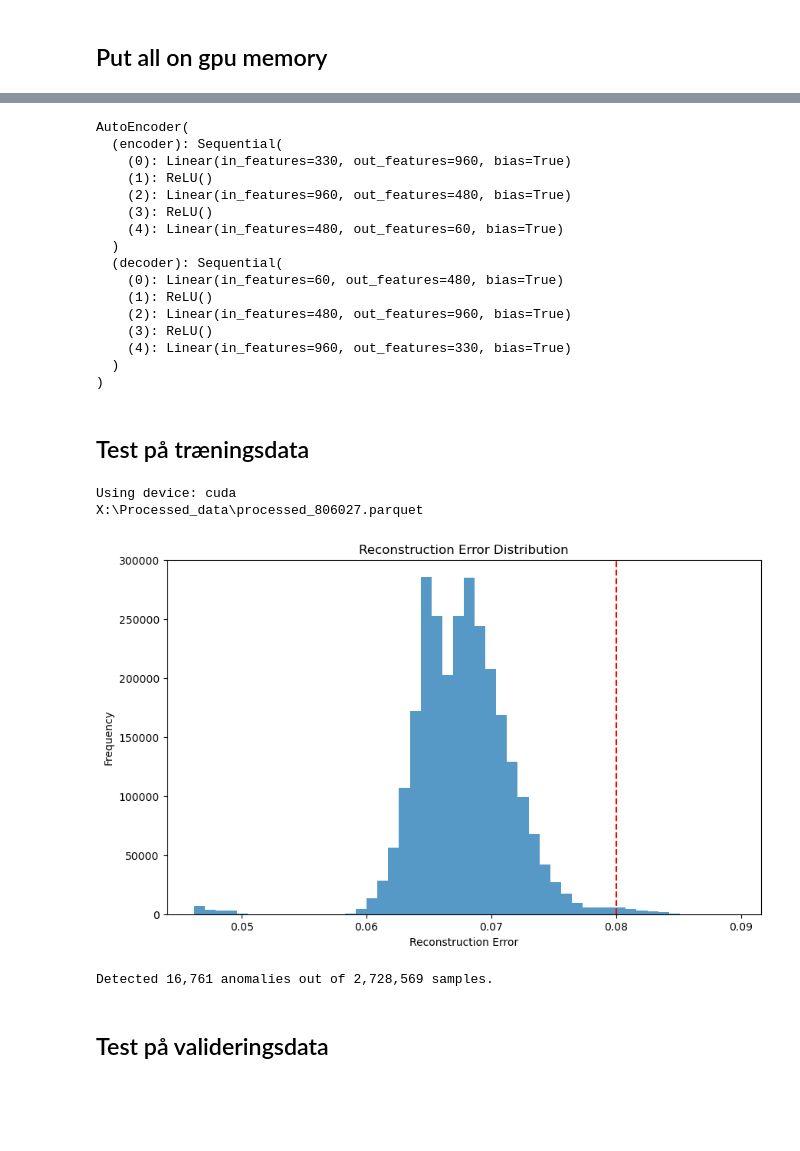
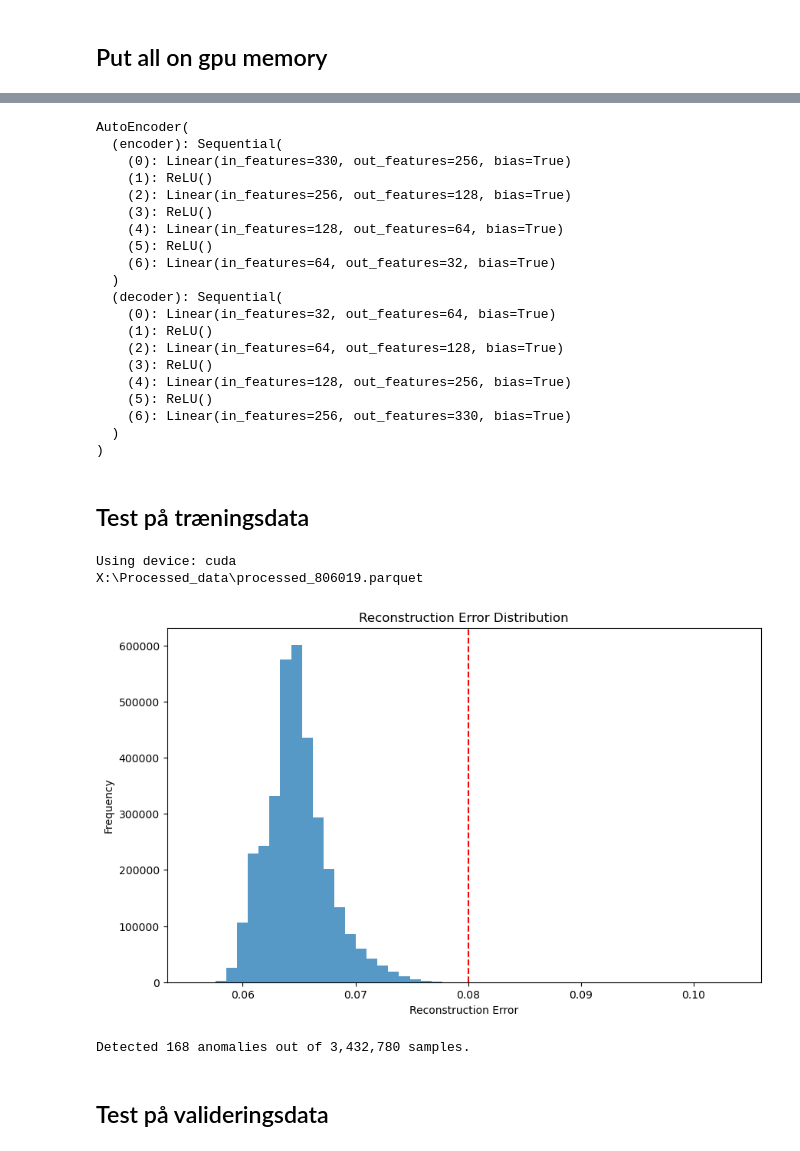
Before and after one commit to muhammadhussain-ops/DeepLearningProject, a Jupyter notebook: Autoencoder2.ipynb, the cells around one changed output, grey strips where cells are left out. Saved outputs shown, nothing was run; the diff lists cells and outputs as text; code cells hidden in the pictures; blank space fills up the shorter version.

```diff
--- a/Autoencoder2.ipynb
+++ b/Autoencoder2.ipynb
@@ -13,20 +13,26 @@ import torch.nn as nn
 window_size = 30
 
 # Define the number of features (i.e., columns in your dataset)
-num_features = 11*window_size
+#num_features = 11*window_size
+
+num_features = 330
 
 class AutoEncoder(nn.Module):
-    def __init__(self, hidden_units1, hidden_units2, latent_features=2):
+    def __init__(self, hidden_units1, hidden_units2, hidden_units3, latent_features=2):
         super(AutoEncoder, self).__init__()
         self.encoder = nn.Sequential(
             nn.Linear(in_features=num_features, out_features=hidden_units1),
             nn.ReLU(),
             nn.Linear(in_features=hidden_units1, out_features=hidden_units2),
             nn.ReLU(),
-            nn.Linear(in_features=hidden_units2, out_features=latent_features)
+            nn.Linear(in_features=hidden_units2, out_features=hidden_units3),
+            nn.ReLU(),
+            nn.Linear(in_features=hidden_units3, out_features=latent_features)
         )
         self.decoder = nn.Sequential(
-            nn.Linear(in_features=latent_features, out_features=hidden_units2),
+            nn.Linear(in_features=latent_features, out_features=hidden_units3),
+            nn.ReLU(),
+            nn.Linear(in_features=hidden_units3, out_features=hidden_units2),
             nn.ReLU(),
             nn.Linear(in_features=hidden_units2, out_features=hidden_units1),
             nn.ReLU(),
@@ -39,10 +45,11 @@ class AutoEncoder(nn.Module):
         return {'z': z, 'x_hat': x_hat}
 
 # Initialize the autoencoder model
-hidden_units1 = 32*window_size
-hidden_units2 = 16*window_size
-latent_features = 2*window_size
-net = AutoEncoder(hidden_units1, hidden_units2, latent_features)
+hidden_units1 = 256
+hidden_units2 = 128
+hidden_units3 = 64
+latent_features = 32
+net = AutoEncoder(hidden_units1, hidden_units2, hidden_units3, latent_features)
 cuda = torch.cuda.is_available()
 
 if cuda:
@@ -166,9 +177,9 @@ class FragmentDataset(Dataset):
 fragments_dir = r'X:\Processed_data'
 
 # Model, optimizer, and loss function
-num_epochs = 1
+num_epochs = 2
 batch_size = 512  # Adjust based on GPU memory
-model = AutoEncoder(hidden_units1, hidden_units2, latent_features)
+model = AutoEncoder(hidden_units1, hidden_units2, hidden_units3, latent_features)
 optimizer = torch.optim.Adam(model.parameters(), lr=0.0001, weight_decay=1e-5)
 loss_function = torch.nn.MSELoss()
 
@@ -255,24 +266,28 @@ from torch.utils.data import DataLoader, Dataset
 device = torch.device("cuda" if torch.cuda.is_available() else "cpu")
 
 # Load the entire model
-net_loaded = torch.load('autoencoder_epoch_1.pth', map_location=device)
+net_loaded = torch.load('autoencoder_epoch_2.pth', map_location=device)
 net_loaded.to(device)
 net_loaded.eval()
 # %% [output]
 AutoEncoder(
   (encoder): Sequential(
-    (0): Linear(in_features=330, out_features=960, bias=True)
+    (0): Linear(in_features=330, out_features=256, bias=True)
     (1): ReLU()
-    (2): Linear(in_features=960, out_features=480, bias=True)
+    (2): Linear(in_features=256, out_features=128, bias=True)
     (3): ReLU()
-    (4): Linear(in_features=480, out_features=60, bias=True)
+    (4): Linear(in_features=128, out_features=64, bias=True)
+    (5): ReLU()
+    (6): Linear(in_features=64, out_features=32, bias=True)
   )
   (decoder): Sequential(
-    (0): Linear(in_features=60, out_features=480, bias=True)
+    (0): Linear(in_features=32, out_features=64, bias=True)
     (1): ReLU()
-    (2): Linear(in_features=480, out_features=960, bias=True)
+    (2): Linear(in_features=64, out_features=128, bias=True)
     (3): ReLU()
-    (4): Linear(in_features=960, out_features=330, bias=True)
+    (4): Linear(in_features=128, out_features=256, bias=True)
+    (5): ReLU()
+    (6): Linear(in_features=256, out_features=330, bias=True)
   )
 )
 # %%
@@ -313,7 +328,7 @@ fragment_files = [
     if f.endswith('.parquet')
 ]
 
-file_number = 5
+file_number = 1
 
 # Ensure that device is defined
 device = torch.device("cuda" if torch.cuda.is_available() else "cpu")
@@ -322,37 +337,37 @@ print(f"Using device: {device}")
 # Load the trained model
 # Assuming 'model' is your trained model
 # If you have saved the model, load it using:
 # model.load_state_dict(torch.load('autoencoder_epoch_10.pth'))
-model = AutoEncoder(hidden_units1, hidden_units2, latent_features)
+model = AutoEncoder(hidden_units1, hidden_units2, hidden_units3, latent_features)
 model.to(device)
 
 # Read the data from the Parquet file
 print(fragment_files[file_number])
 parquet_file = pq.ParquetFile(fragment_files[file_number])
 data_table = parquet_file.read()
 data = data_table.to_pandas().to_numpy(dtype='float32')
 
 
 # Call the detect_anomalies function
 anomalies, reconstruction_errors = detect_anomalies_in_batches(data, model, device)
 
 # Plot the reconstruction error distribution
 plt.figure(figsize=(10, 6))
 plt.hist(reconstruction_errors, bins=50, alpha=0.75)
 plt.axvline(x=0.08, color='r', linestyle='--')
 plt.title('Reconstruction Error Distribution')
 plt.xlabel('Reconstruction Error')
 plt.ylabel('Frequency')
 plt.show()
 
 # Print out the indices of anomalies
 anomaly_indices = np.where(anomalies)[0]
 print(f"Detected {len(anomaly_indices):,} anomalies out of {len(data):,} samples.")
 # %% [output]
 Using device: cuda
-X:\Processed_data\processed_806027.parquet
+X:\Processed_data\processed_806019.parquet
-[figure, old version]
+[figure, new version]
-Detected 16,761 anomalies out of 2,728,569 samples.
+Detected 168 anomalies out of 3,432,780 samples.
 # %%
 data_table = pq.read_table(fragment_files[file_number])
 data_df = data_table.to_pandas()
```
Also changed, not shown: parts of 5 cells of this notebook, 2 other files.
